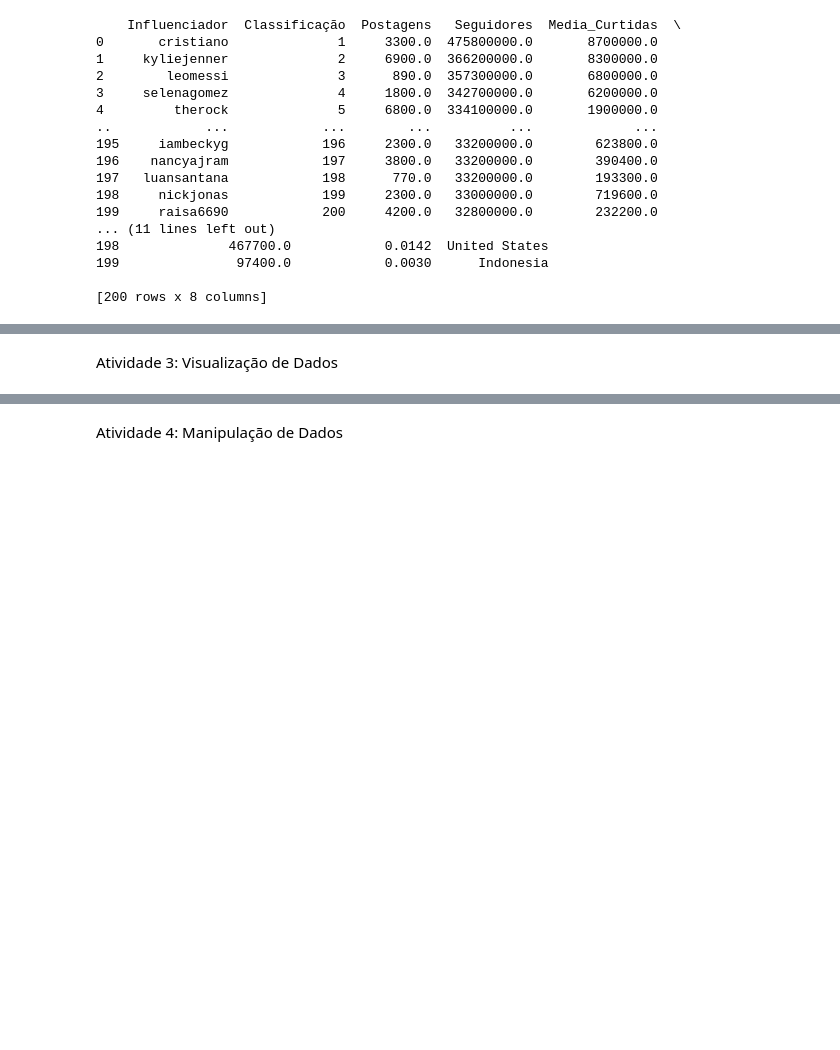
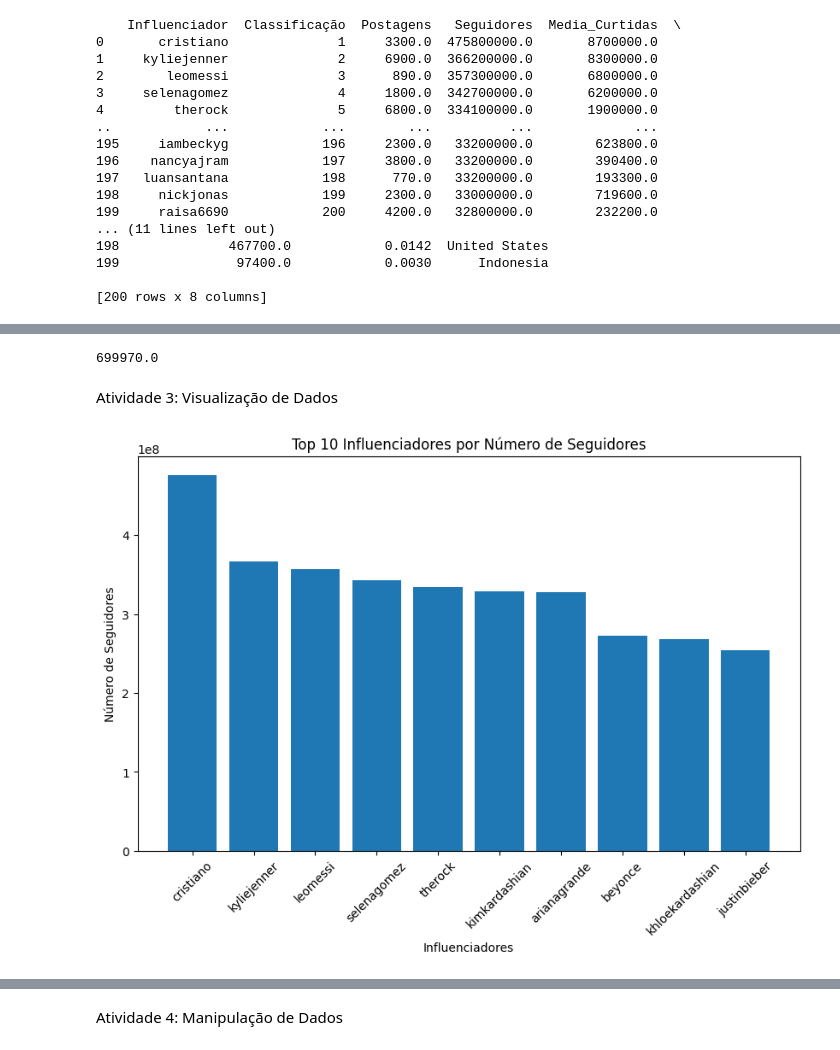
Before and after one commit to rafaart/DataScienceCO, a Jupyter notebook: Instagram_influencers_EDA,_statistical(Atividade_Complementar).ipynb, the cells around one changed output, grey strips where cells are left out. Drawn from its saved outputs; the diff is of its cells as text; code cells hidden in the pictures; blank space fills up the shorter version.

```diff
--- a/Instagram_influencers_EDA,_statistical(Atividade_Complementar).ipynb
+++ b/Instagram_influencers_EDA,_statistical(Atividade_Complementar).ipynb
@@ -162,4 +257,8 @@ print(analise_insta)
 # %%
 # 3. Determine o número total de posts feitos por todos os influenciadores
+total_post = analise_insta['Postagens'].sum()
+print(total_post)
+# %% [output]
+699970.0
 # %% [markdown]
 Atividade 3: Visualização de Dados
@@ -168,2 +265,18 @@ Atividade 3: Visualização de Dados
+# %%
+# 1. Criar um gráfico de barras mostrando o número de seguidores dos 10 principais influenciadores
+#top10influencer = analise_insta.sort_values(by='Seguidores', ascending=False, inplace=True)
+top_10 = analise_insta.nlargest(10, 'Seguidores')
+plt.figure(figsize=(10,6))
+plt.bar(top_10['Influenciador'], top_10['Seguidores'])
+plt.xlabel('Influenciadores')
+plt.ylabel('Número de Seguidores')
+plt.title('Top 10 Influenciadores por Número de Seguidores')
+plt.xticks(rotation=45)
+plt.show()
+#print(top_10)
+#top_10.plot(kind='bar', x='Influenciador', y='Seguidores', title='Seguidores dos 10 Maiores Influenciadores')
+#plt.show()
+# %% [output]
+[figure, added]
 # %%
 # 2. Plotar um gráfico de dispersão mostrando a relação entre o número de seguidores e o número de posts
```
Also changed, not shown: parts of 17 cells of this notebook.
